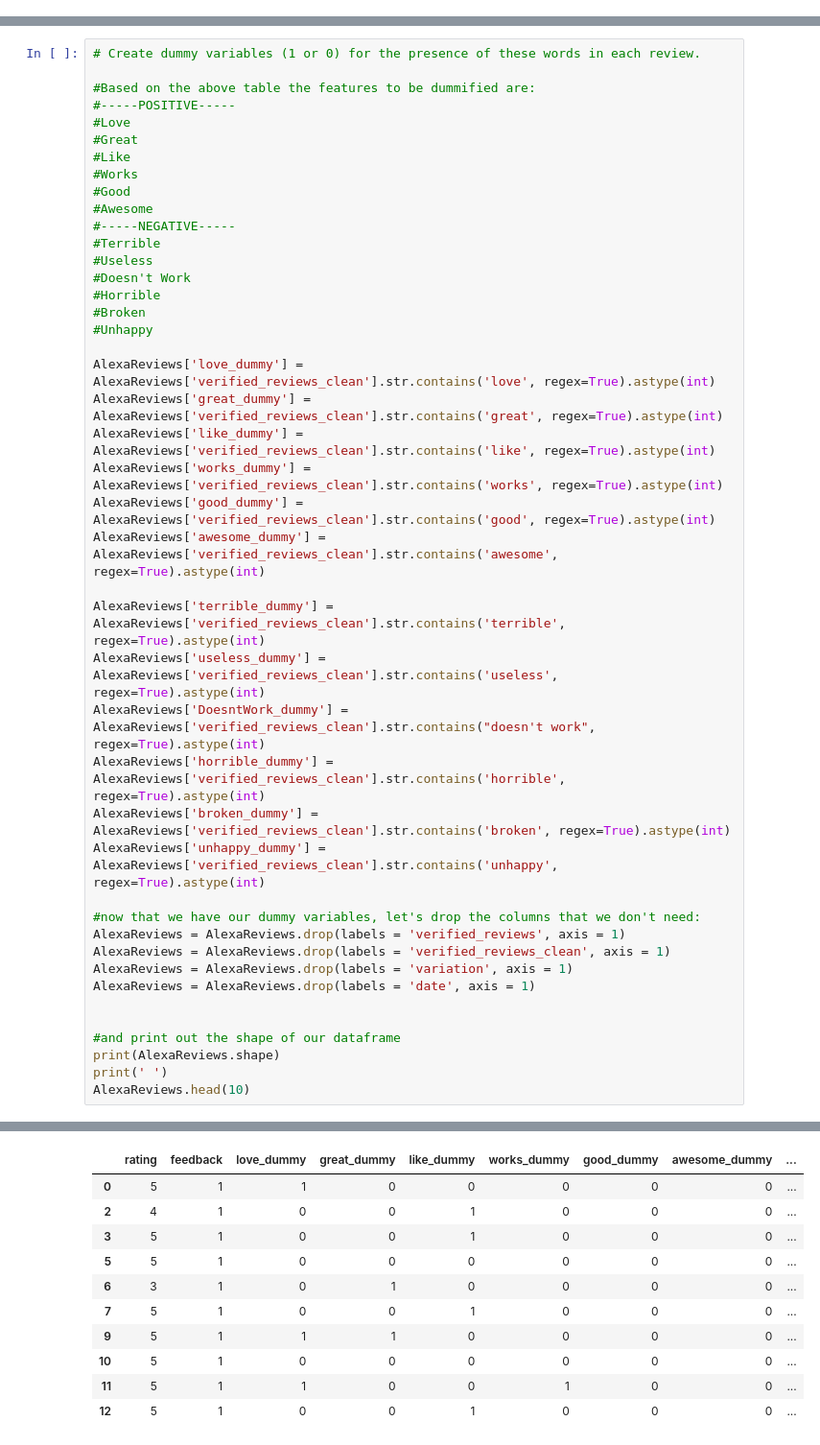
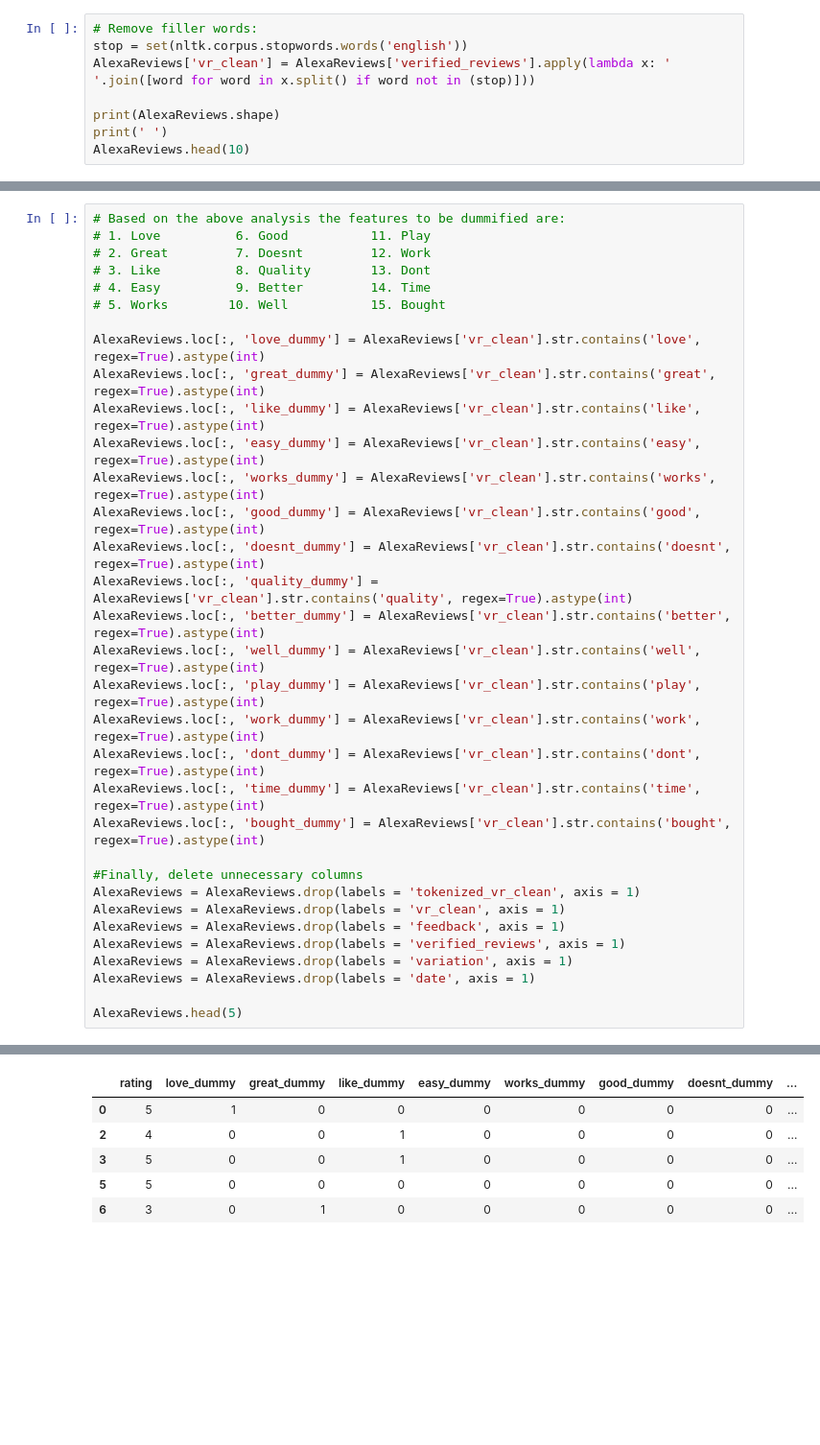
Before and after one commit to CeeThinwa/Python-Data-Science-Notebooks, a Jupyter notebook: Amazon_Alexa_Challenge.ipynb, the cells around one changed output, grey strips where cells are left out. Shown: that part at 96% size. Cells and saved outputs as stored; diff of their text form; blank space fills up the shorter version.

```diff
--- a/Amazon_Alexa_Challenge.ipynb
+++ b/Amazon_Alexa_Challenge.ipynb
@@ -460,0 +164,8 @@ FrequencyTable.head(5)
+# %%
+# Remove filler words:
+stop = set(nltk.corpus.stopwords.words('english'))
+AlexaReviews['vr_clean'] = AlexaReviews['verified_reviews'].apply(lambda x: ' '.join([word for word in x.split() if word not in (stop)]))
+
+print(AlexaReviews.shape)
+print(' ')
+AlexaReviews.head(10)
@@ -461,45 +328,34 @@ FrequencyTable.head(5)
 # %%
-# Create dummy variables (1 or 0) for the presence of these words in each review.
+# Based on the above analysis the features to be dummified are:
+# 1. Love          6. Good           11. Play
+# 2. Great         7. Doesnt         12. Work
+# 3. Like          8. Quality        13. Dont
+# 4. Easy          9. Better         14. Time
+# 5. Works        10. Well           15. Bought
 
-#Based on the above table the features to be dummified are:
-#-----POSITIVE-----
-#Love
-#Great
-#Like
-#Works
-#Good
-#Awesome
-#-----NEGATIVE-----
-#Terrible
-#Useless
-#Doesn't Work
-#Horrible
-#Broken
-#Unhappy
+AlexaReviews.loc[:, 'love_dummy'] = AlexaReviews['vr_clean'].str.contains('love', regex=True).astype(int)
+AlexaReviews.loc[:, 'great_dummy'] = AlexaReviews['vr_clean'].str.contains('great', regex=True).astype(int)
+AlexaReviews.loc[:, 'like_dummy'] = AlexaReviews['vr_clean'].str.contains('like', regex=True).astype(int)
+AlexaReviews.loc[:, 'easy_dummy'] = AlexaReviews['vr_clean'].str.contains('easy', regex=True).astype(int)
+AlexaReviews.loc[:, 'works_dummy'] = AlexaReviews['vr_clean'].str.contains('works', regex=True).astype(int)
+AlexaReviews.loc[:, 'good_dummy'] = AlexaReviews['vr_clean'].str.contains('good', regex=True).astype(int)
+AlexaReviews.loc[:, 'doesnt_dummy'] = AlexaReviews['vr_clean'].str.contains('doesnt', regex=True).astype(int)
+AlexaReviews.loc[:, 'quality_dummy'] = AlexaReviews['vr_clean'].str.contains('quality', regex=True).astype(int)
+AlexaReviews.loc[:, 'better_dummy'] = AlexaReviews['vr_clean'].str.contains('better', regex=True).astype(int)
+AlexaReviews.loc[:, 'well_dummy'] = AlexaReviews['vr_clean'].str.contains('well', regex=True).astype(int)
+AlexaReviews.loc[:, 'play_dummy'] = AlexaReviews['vr_clean'].str.contains('play', regex=True).astype(int)
+AlexaReviews.loc[:, 'work_dummy'] = AlexaReviews['vr_clean'].str.contains('work', regex=True).astype(int)
+AlexaReviews.loc[:, 'dont_dummy'] = AlexaReviews['vr_clean'].str.contains('dont', regex=True).astype(int)
+AlexaReviews.loc[:, 'time_dummy'] = AlexaReviews['vr_clean'].str.contains('time', regex=True).astype(int)
+AlexaReviews.loc[:, 'bought_dummy'] = AlexaReviews['vr_clean'].str.contains('bought', regex=True).astype(int)
 
-AlexaReviews['love_dummy'] = AlexaReviews['verified_reviews_clean'].str.contains('love', regex=True).astype(int)
-AlexaReviews['great_dummy'] = AlexaReviews['verified_reviews_clean'].str.contains('great', regex=True).astype(int)
-AlexaReviews['like_dummy'] = AlexaReviews['verified_reviews_clean'].str.contains('like', regex=True).astype(int)
-AlexaReviews['works_dummy'] = AlexaReviews['verified_reviews_clean'].str.contains('works', regex=True).astype(int)
-AlexaReviews['good_dummy'] = AlexaReviews['verified_reviews_clean'].str.contains('good', regex=True).astype(int)
-AlexaReviews['awesome_dummy'] = AlexaReviews['verified_reviews_clean'].str.contains('awesome', regex=True).astype(int)
-
-AlexaReviews['terrible_dummy'] = AlexaReviews['verified_reviews_clean'].str.contains('terrible', regex=True).astype(int)
-AlexaReviews['useless_dummy'] = AlexaReviews['verified_reviews_clean'].str.contains('useless', regex=True).astype(int)
-AlexaReviews['DoesntWork_dummy'] = AlexaReviews['verified_reviews_clean'].str.contains("doesn't work", regex=True).astype(int)
-AlexaReviews['horrible_dummy'] = AlexaReviews['verified_reviews_clean'].str.contains('horrible', regex=True).astype(int)
-AlexaReviews['broken_dummy'] = AlexaReviews['verified_reviews_clean'].str.contains('broken', regex=True).astype(int)
-AlexaReviews['unhappy_dummy'] = AlexaReviews['verified_reviews_clean'].str.contains('unhappy', regex=True).astype(int)
-
-#now that we have our dummy variables, let's drop the columns that we don't need:
+#Finally, delete unnecessary columns
+AlexaReviews = AlexaReviews.drop(labels = 'tokenized_vr_clean', axis = 1)
+AlexaReviews = AlexaReviews.drop(labels = 'vr_clean', axis = 1)
+AlexaReviews = AlexaReviews.drop(labels = 'feedback', axis = 1)
 AlexaReviews = AlexaReviews.drop(labels = 'verified_reviews', axis = 1)
-AlexaReviews = AlexaReviews.drop(labels = 'verified_reviews_clean', axis = 1)
 AlexaReviews = AlexaReviews.drop(labels = 'variation', axis = 1)
 AlexaReviews = AlexaReviews.drop(labels = 'date', axis = 1)
 
-
-#and print out the shape of our dataframe
-print(AlexaReviews.shape)
-print(' ')
-AlexaReviews.head(10)
+AlexaReviews.head(5)
 # %% [output]
@@ -507,12 +362,7 @@ AlexaReviews.head(10)
-|  | rating | feedback | love_dummy | great_dummy | like_dummy | works_dummy | good_dummy | awesome_dummy | ... |
-| 0 | 5 | 1 | 1 | 0 | 0 | 0 | 0 | 0 | ... |
-| 2 | 4 | 1 | 0 | 0 | 1 | 0 | 0 | 0 | ... |
-| 3 | 5 | 1 | 0 | 0 | 1 | 0 | 0 | 0 | ... |
-| 5 | 5 | 1 | 0 | 0 | 0 | 0 | 0 | 0 | ... |
-| 6 | 3 | 1 | 0 | 1 | 0 | 0 | 0 | 0 | ... |
-| 7 | 5 | 1 | 0 | 0 | 1 | 0 | 0 | 0 | ... |
-| 9 | 5 | 1 | 1 | 1 | 0 | 0 | 0 | 0 | ... |
-| 10 | 5 | 1 | 0 | 0 | 0 | 0 | 0 | 0 | ... |
-| 11 | 5 | 1 | 1 | 0 | 0 | 1 | 0 | 0 | ... |
-| 12 | 5 | 1 | 0 | 0 | 1 | 0 | 0 | 0 | ... |
+|  | rating | love_dummy | great_dummy | like_dummy | easy_dummy | works_dummy | good_dummy | doesnt_dummy | ... |
+| 0 | 5 | 1 | 0 | 0 | 0 | 0 | 0 | 0 | ... |
+| 2 | 4 | 0 | 0 | 1 | 0 | 0 | 0 | 0 | ... |
+| 3 | 5 | 0 | 0 | 1 | 0 | 0 | 0 | 0 | ... |
+| 5 | 5 | 0 | 0 | 0 | 0 | 0 | 0 | 0 | ... |
+| 6 | 3 | 0 | 1 | 0 | 0 | 0 | 0 | 0 | ... |
 # %% [markdown]
```
Also changed, not shown: parts of 27 cells of this notebook.
